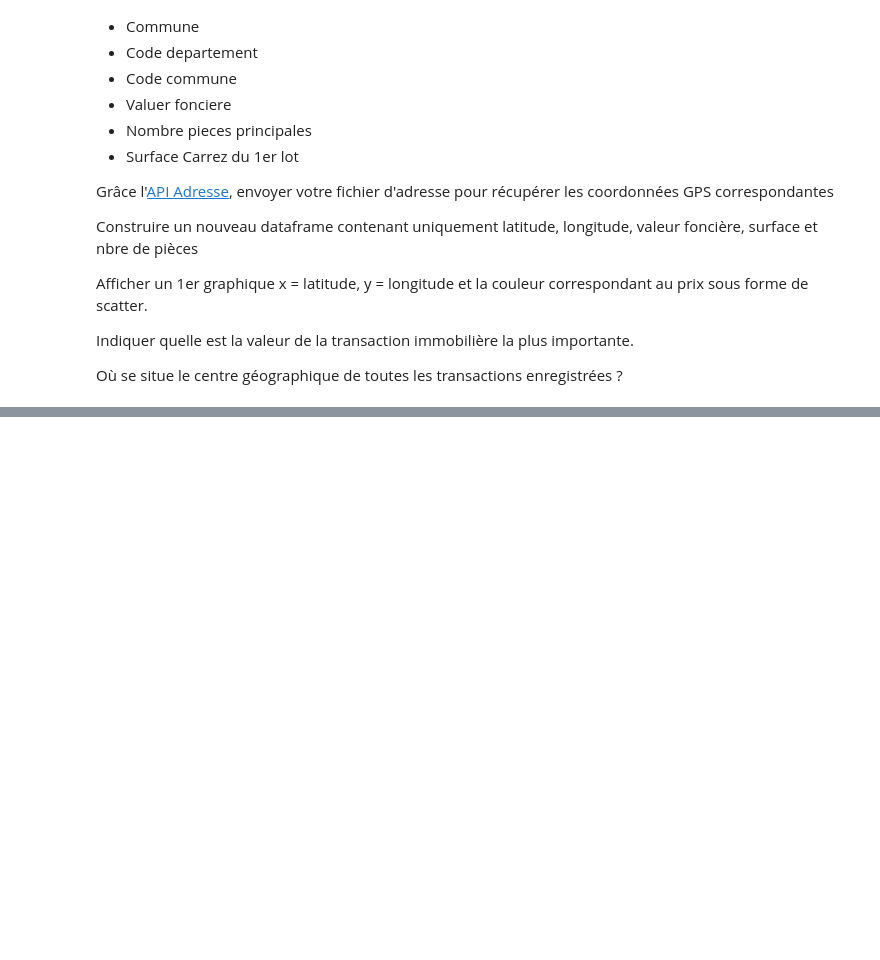
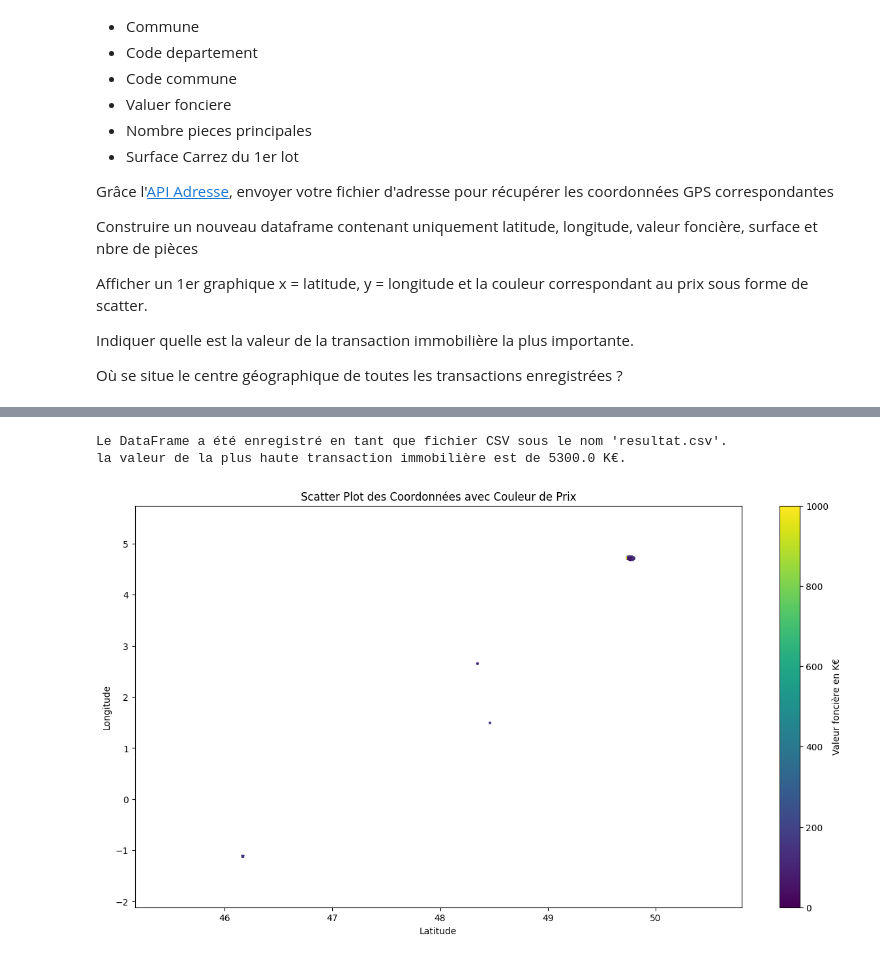
Before and after one commit to zafus-rkt/tp, a Jupyter notebook: tp_fouille_donnees_pandas.ipynb, the cells around one changed output, grey strips where cells are left out. Saved outputs shown, nothing was run; the diff lists cells and outputs as text; code cells hidden in the pictures; blank space fills up the shorter version.

```diff
--- a/tp_fouille_donnees_pandas.ipynb
+++ b/tp_fouille_donnees_pandas.ipynb
@@ -279,0 +300,49 @@ df2.head()
+# %%
+import pandas as pd
+import requests
+from io import StringIO
+import matplotlib.pyplot as plt
+
+url = "https://api-adresse.data.gouv.fr/search/csv/"
+fichier = {'data': ('charleville_transactions.csv', open('charleville_transactions.csv', 'rb'))}
+
+response = requests.post(url, files=fichier)
+
+if response.status_code == 200:
+    df_final = pd.read_csv(StringIO(response.text), sep=',')
+
+    #j'ai remarqué que j'avais un probleme qui fait que j'affiche une vingtaine de marqueurs sur les ~2450 qui sont présents dans le dataframe
+    colonnes_a_verifier = ['latitude', 'longitude', 'Valeur fonciere']
+    df_final = df_final.dropna(subset=colonnes_a_verifier, how='any')
+
+    # Créez un scatter plot avec une échelle de couleur personnalisée
+    plt.figure(figsize=(15, 8))
+
+    scatter = plt.scatter(df_final['latitude'], df_final['longitude'], c=df_final['Valeur fonciere'], cmap='viridis', marker='x', s=5, vmin=0, vmax=1000) #je voulais faire en sorte que la valeur fonciere soit automatique en fonction du csv mais je n'ai pas réussi
+    cbar = plt.colorbar(scatter)
+    cbar.set_label('Valeur foncière en K€')
+    plt.xlabel('Latitude')
+    plt.ylabel('Longitude')
+    plt.title('Scatter Plot des Coordonnées avec Couleur de Prix')
+
+    #délimitation des bornes avec une marge pour éviter les dépassements
+    plt.xlim(df_final['latitude'].min()-1, df_final['latitude'].max()+1)
+    plt.ylim(df_final['longitude'].min()-1, df_final['longitude'].max()+1)
+
+    # debug
+    chemin_fichier_csv = 'resultat.csv'
+    df_final.to_csv(chemin_fichier_csv, index=False)
+    print(f"Le DataFrame a été enregistré en tant que fichier CSV sous le nom '{chemin_fichier_csv}'.")
+
+    val_immobiliere = df_final['Valeur fonciere'].max()
+    print(f"la valeur de la plus haute transaction immobilière est de {val_immobiliere} K€.")
+
+    # Affichez le graphique (facultatif)
+    plt.show()
+
+else:
+    print(f"La requête a échoué avec le code {response.status_code}")
+# %% [output]
+Le DataFrame a été enregistré en tant que fichier CSV sous le nom 'resultat.csv'.
+la valeur de la plus haute transaction immobilière est de 5300.0 K€.
+[figure, added]
```
Also changed, not shown: parts of 4 cells of this notebook.
